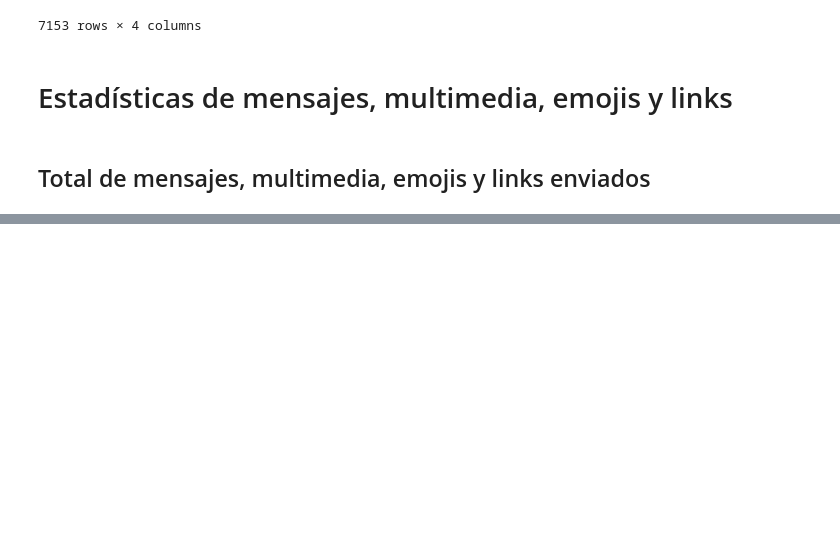
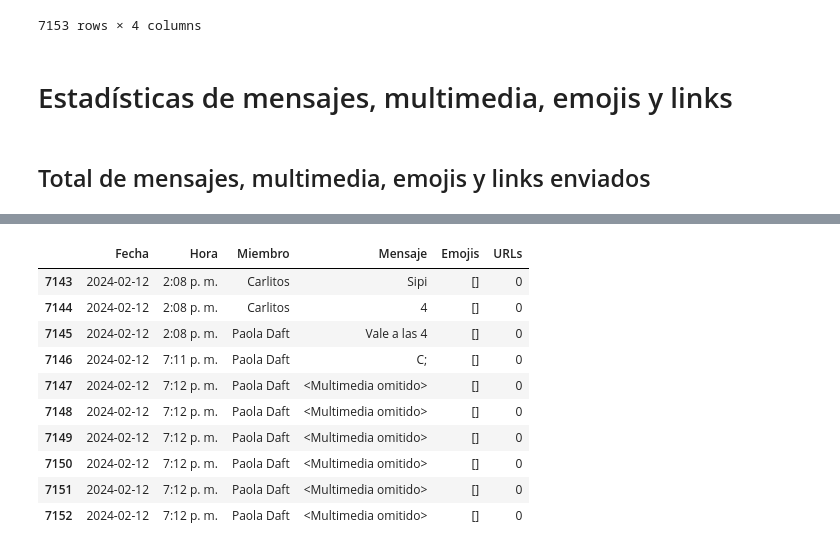
Before and after one commit to PaolaDaft/WhatsApp_Chat_Analysis, a Jupyter notebook: WhatsApp_Friend_Chat_Data_Analysis.ipynb, the cells around one changed output, grey strips where cells are left out. Drawn from its saved outputs; the diff is of its cells as text; code cells hidden in the pictures; blank space fills up the shorter version.

Commit message:
Estadísticas de mensajes, multimedia, emojis y links

```diff
--- a/WhatsApp_Friend_Chat_Data_Analysis.ipynb
+++ b/WhatsApp_Friend_Chat_Data_Analysis.ipynb
@@ -178,0 +144,35 @@ estadistica_df
+# %%
+def ObtenerEmojis(Mensaje):
+    emoji_lista = []
+    data = regex.findall(r'\X', Mensaje) # Obtener lista de caracteres de cada mensaje
+    for caracter in data:
+        if any(c in emoji.EMOJI_DATA for c in caracter): # Obtener emojis en idioma español: 'es'
+            emoji_lista.append(caracter)
+    return emoji_lista
+
+# Obtener la cantidad total de mensajes
+total_mensajes = df.shape[0]
+
+# Obtener la cantidad de archivos multimedia enviados
+multimedia_mensajes = df[df['Mensaje'] == '<Multimedia omitido>'].shape[0]
+
+# Obtener la cantidad de emojis enviados
+df['Emojis'] = df['Mensaje'].apply(ObtenerEmojis) # Se agrega columna 'Emojis'
+emojis = sum(df['Emojis'].str.len())
+
+# Obtener la cantidad de links enviados
+url_patron = r'(https?://\S+)'
+df['URLs'] = df.Mensaje.apply(lambda x: re.findall(url_patron, x)).str.len() # Se agrega columna 'URLs'
+links = np.sum(df.URLs)
+
+# Todos los datos pasarlo a diccionario
+estadistica_dict = {'Tipo': ['Mensajes', 'Multimedia', 'Emojis', 'Links'],
+        'Cantidad': [total_mensajes, multimedia_mensajes, emojis, links]
+        }
+
+#Convertir diccionario a dataframe
+estadistica_df = pd.DataFrame(estadistica_dict, columns = ['Tipo', 'Cantidad'])
+
+# Establecer la columna Tipo como índice
+estadistica_df = estadistica_df.set_index('Tipo')
+estadistica_df
@@ -178,0 +186,15 @@ estadistica_df
+# %%
+# Dataframe principal con las columnas 'Emojis' y 'URLs' agregadas
+df.tail(10)
+# %% [output]
+|  | Fecha | Hora | Miembro | Mensaje | Emojis | URLs |
+| 7143 | 2024-02-12 | 2:08 p. m. | Carlitos | Sipi | [] | 0 |
+| 7144 | 2024-02-12 | 2:08 p. m. | Carlitos | 4 | [] | 0 |
+| 7145 | 2024-02-12 | 2:08 p. m. | Paola Daft | Vale a las 4 | [] | 0 |
+| 7146 | 2024-02-12 | 7:11 p. m. | Paola Daft | C; | [] | 0 |
+| 7147 | 2024-02-12 | 7:12 p. m. | Paola Daft | <Multimedia omitido> | [] | 0 |
+| 7148 | 2024-02-12 | 7:12 p. m. | Paola Daft | <Multimedia omitido> | [] | 0 |
+| 7149 | 2024-02-12 | 7:12 p. m. | Paola Daft | <Multimedia omitido> | [] | 0 |
+| 7150 | 2024-02-12 | 7:12 p. m. | Paola Daft | <Multimedia omitido> | [] | 0 |
+| 7151 | 2024-02-12 | 7:12 p. m. | Paola Daft | <Multimedia omitido> | [] | 0 |
+| 7152 | 2024-02-12 | 7:12 p. m. | Paola Daft | <Multimedia omitido> | [] | 0 |
```
Also changed, not shown: parts of 4 cells of this notebook.
